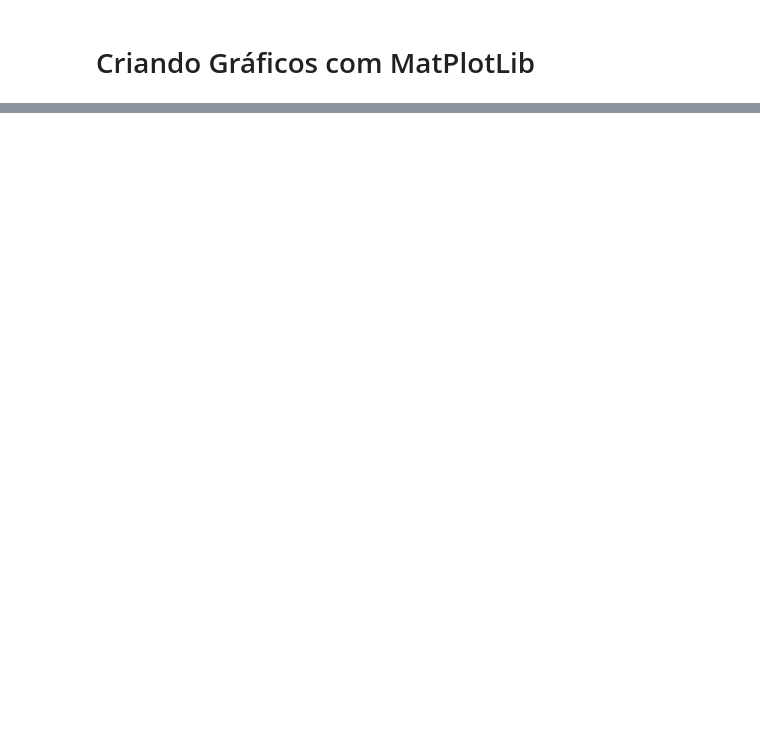
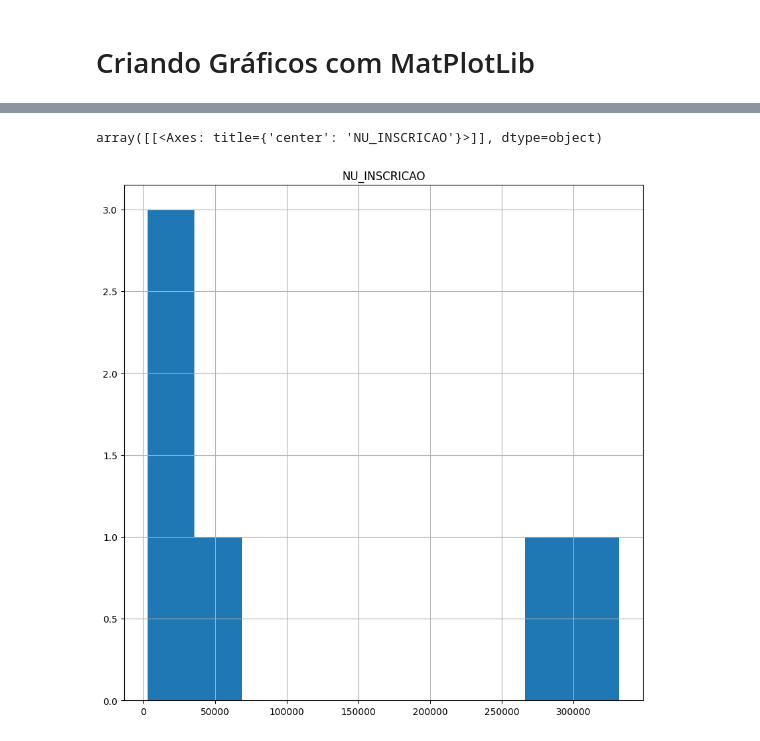
Before and after one commit to Jessesantoz/DadosEnem2022, a Jupyter notebook: Dados_Enem.ipynb, the cells around one changed output, grey strips where cells are left out. Cells and saved outputs as stored; diff of their text form; code cells hidden in the pictures; blank space fills up the shorter version.

```diff
--- a/Dados_Enem.ipynb
+++ b/Dados_Enem.ipynb
@@ -252,0 +273,2 @@ plt.show()
+# %%
+microDados['TP_COR_RACA'] = dadosEnem.TP_COR_RACA
@@ -252,0 +284,2 @@ plt.show()
+# %%
+microDados = microDados.dropna()
@@ -252,0 +306,2 @@ plt.show()
+# %%
+intensCorSelecionados = microDados.filter(items=['NU_INSCRICAO','TP_COR_RACA']).groupby(['TP_COR_RACA']).count()
@@ -252,0 +319,5 @@ plt.show()
+# %%
+intensCorSelecionados.hist()
+# %% [output]
+array([[<Axes: title={'center': 'NU_INSCRICAO'}>]], dtype=object)
+[figure, added]
```
Also changed, not shown: parts of 15 cells of this notebook.
